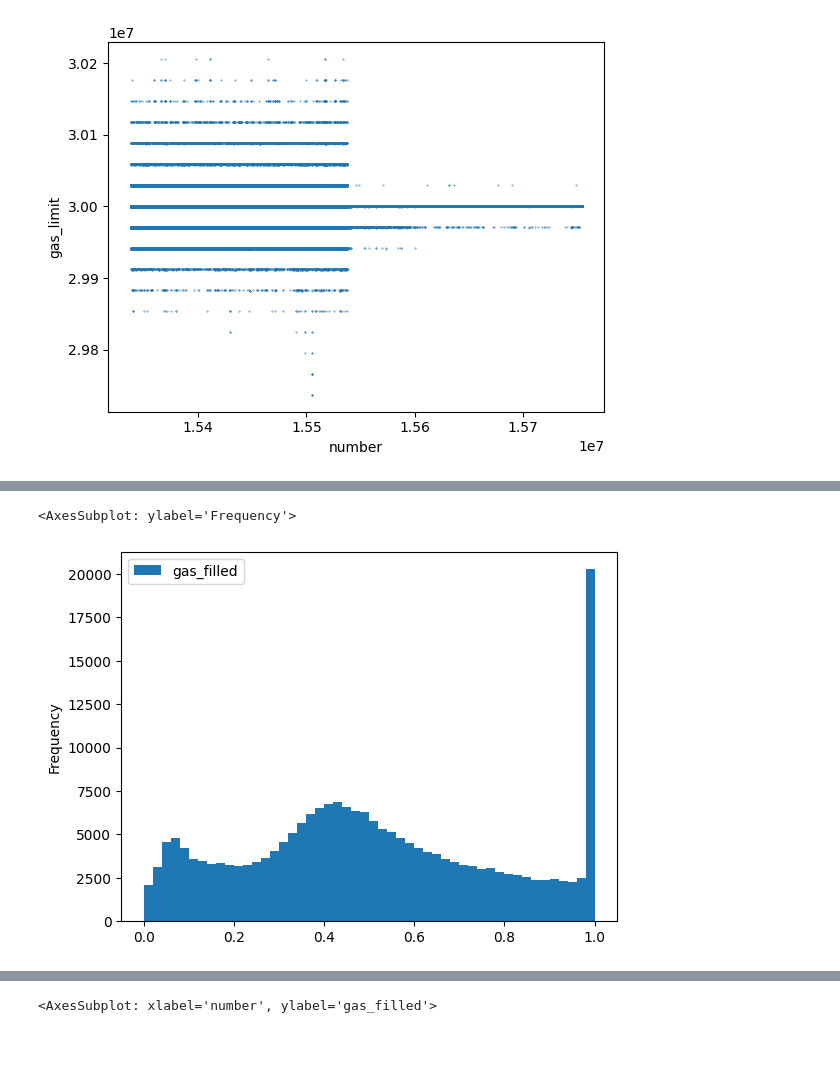
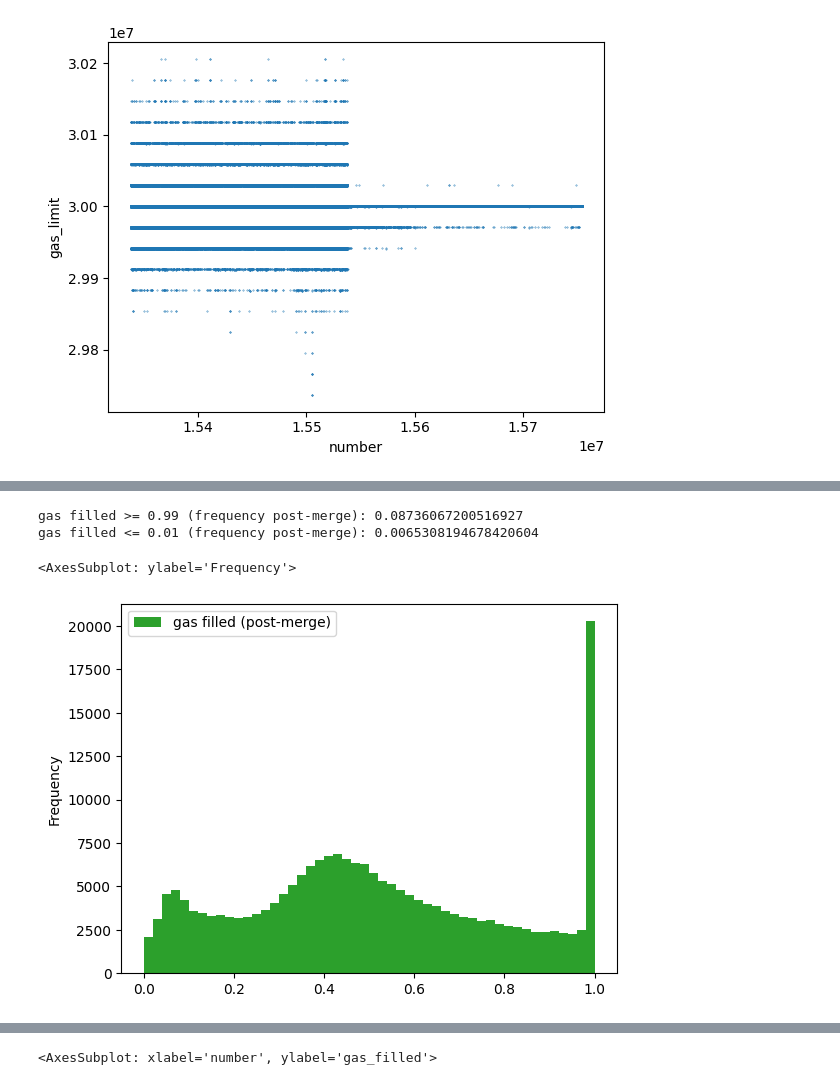
Before and after one commit to fmrmf/merge-challenge, a Jupyter notebook: notebook/blocks.ipynb, the cells around one changed output, grey strips where cells are left out. Saved outputs shown, nothing was run; the diff lists cells and outputs as text; code cells hidden in the pictures; blank space fills up the shorter version.

```diff
--- a/notebook/blocks.ipynb
+++ b/notebook/blocks.ipynb
@@ -241,9 +361,16 @@ qb[(qb['number'] < merge_block_number) & (qb['gas_filled'] < 0.99)].plot(y='gas_
 # %%
 # plot distribution of gas limit utilization
-#  ... post merge; woah, that's pretty cool and weird (?)
-#  ... Q: why does % of gas filled post merge peak around 0.5 (sorta bell curved; ignoring extreme of filled completely == 1)
-qb[qb['number'] >= merge_block_number].plot(y='gas_filled', kind='hist', bins=50)
+#  ... post merge
+#  ... woah, that's pretty cool and weird near 0.5 (?); Q: why does % of gas filled post merge peak around 0.5 (sorta bell curved; ignoring extreme of filled completely == 1)
+#  ... also seeing significant reduction in frequency of extremes (0, 1) for gas utilization in block vs pre-merge
+#  ... ~ 9% of time post-merge, block is full (~ 50% decrease)
+#  ... ~ 1% of time post-merge, block is empty (~ 80% decrease)
+print('gas filled >= 0.99 (frequency post-merge):', qb[(qb['number'] >= merge_block_number) & (qb['gas_filled'] >= 0.99)]['gas_filled'].count() / qb[(qb['number'] >= merge_block_number)]['gas_filled'].count())
+print('gas filled <= 0.01 (frequency post-merge):', qb[(qb['number'] >= merge_block_number) & (qb['gas_filled'] <= 0.01)]['gas_filled'].count() / qb[(qb['number'] >= merge_block_number)]['gas_filled'].count())
+qb[qb['number'] >= merge_block_number].plot(y='gas_filled', kind='hist', bins=50, label='gas filled (post-merge)', color='C2')
 # %% [output]
-<AxesSubplot: ylabel='Frequency'>
+gas filled >= 0.99 (frequency post-merge): 0.08736067200516927
+gas filled <= 0.01 (frequency post-merge): 0.0065308194678420604
+<AxesSubplot: ylabel='Frequency'>
-[figure, old version]
+[figure, new version]
 # %%
```
Also changed, not shown: parts of 29 cells of this notebook, 1 other file.
